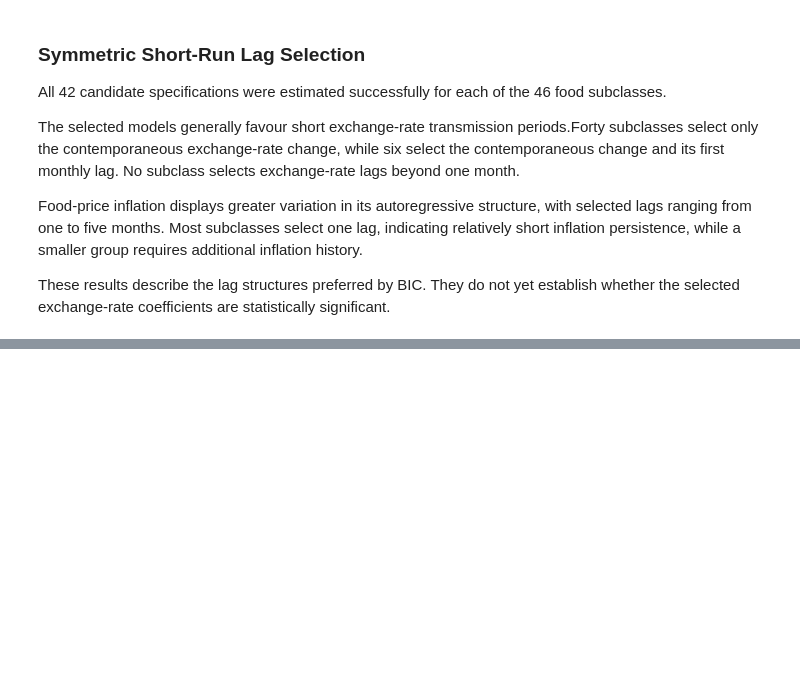
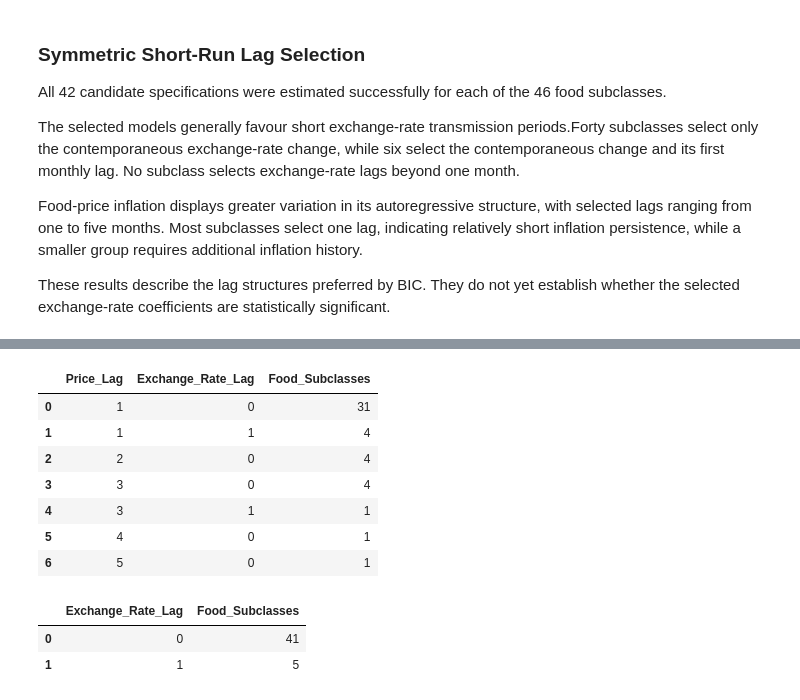
Before and after one commit to MasindiManaga/ERPT_ML_Research, a Jupyter notebook: notebooks/06_Econometric_Modelling.ipynb, the cells around one changed output, grey strips where cells are left out. Saved outputs shown, nothing was run; the diff lists cells and outputs as text; code cells hidden in the pictures; blank space fills up the shorter version.

```diff
--- a/notebooks/06_Econometric_Modelling.ipynb
+++ b/notebooks/06_Econometric_Modelling.ipynb
@@ -2894,0 +2947,36 @@ These results describe the lag structures preferred by BIC. They do not yet esta
+# %%
+# summarise the asymmetric lag combinations
+asymmetric_short_run_lag_distribution = (
+    asymmetric_short_run_selection
+    .groupby(
+        ["Price_Lag", "Exchange_Rate_Lag"],
+        observed=True,
+    )
+    .size()
+    .rename("Food_Subclasses")
+    .reset_index()
+)
+
+display(asymmetric_short_run_lag_distribution)
+
+asymmetric_shock_lag_summary = (
+    asymmetric_short_run_selection
+    .groupby("Exchange_Rate_Lag", observed=True)
+    .size()
+    .rename("Food_Subclasses")
+    .reset_index()
+)
+
+display(asymmetric_shock_lag_summary)
+# %% [output]
+|  | Price_Lag | Exchange_Rate_Lag | Food_Subclasses |
+| 0 | 1 | 0 | 31 |
+| 1 | 1 | 1 | 4 |
+| 2 | 2 | 0 | 4 |
+| 3 | 3 | 0 | 4 |
+| 4 | 3 | 1 | 1 |
+| 5 | 4 | 0 | 1 |
+| 6 | 5 | 0 | 1 |
+|  | Exchange_Rate_Lag | Food_Subclasses |
+| 0 | 0 | 41 |
+| 1 | 1 | 5 |
```
Also changed, not shown: parts of 8 cells of this notebook.
